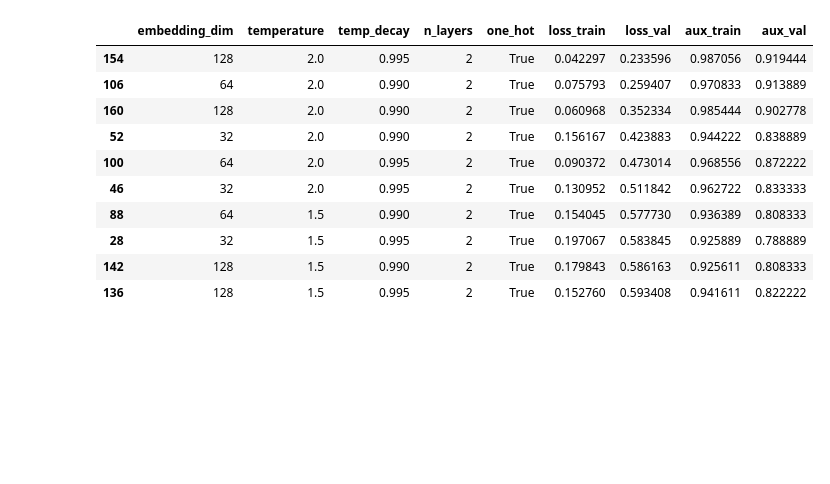
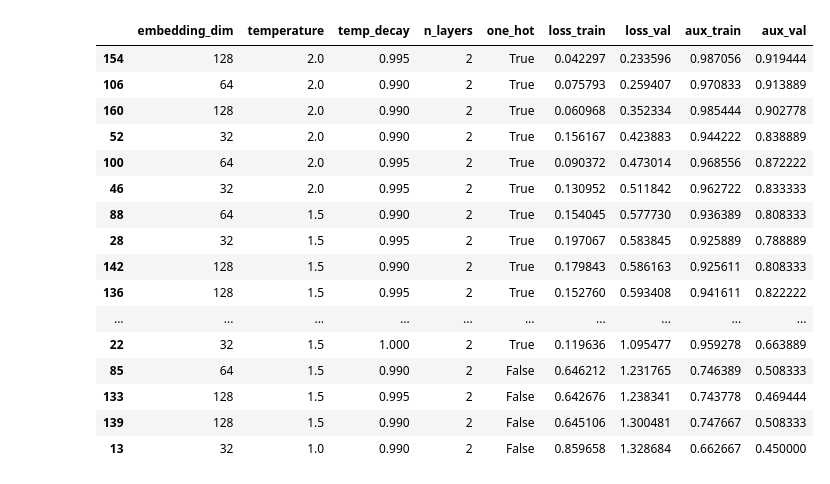
Before and after one commit to XeniaOhmer/summation_game, a Jupyter notebook: grid_search/analyze_grid_search.ipynb, the cells around one changed output. Cells and saved outputs as stored; diff of their text form; code cells hidden in the pictures; blank space fills up the shorter version.

```diff
--- a/grid_search/analyze_grid_search.ipynb
+++ b/grid_search/analyze_grid_search.ipynb
@@ -81,16 +92,24 @@ sorted_results[0:10]
 # %%
+# 20 runs with lowest validation losses (2 layers)
+
 sorted_results = results.sort_values("loss_val", ascending=True)
-sorted_results[sorted_results.n_layers==2][0:10]
+sorted_results[sorted_results.n_layers==2][0:20]
 # %% [output]
 |  | embedding_dim | temperature | temp_decay | n_layers | one_hot | loss_train | loss_val | aux_train | aux_val |
 | 154 | 128 | 2.0 | 0.995 | 2 | True | 0.042297 | 0.233596 | 0.987056 | 0.919444 |
 | 106 | 64 | 2.0 | 0.990 | 2 | True | 0.075793 | 0.259407 | 0.970833 | 0.913889 |
 | 160 | 128 | 2.0 | 0.990 | 2 | True | 0.060968 | 0.352334 | 0.985444 | 0.902778 |
 | 52 | 32 | 2.0 | 0.990 | 2 | True | 0.156167 | 0.423883 | 0.944222 | 0.838889 |
 | 100 | 64 | 2.0 | 0.995 | 2 | True | 0.090372 | 0.473014 | 0.968556 | 0.872222 |
 | 46 | 32 | 2.0 | 0.995 | 2 | True | 0.130952 | 0.511842 | 0.962722 | 0.833333 |
 | 88 | 64 | 1.5 | 0.990 | 2 | True | 0.154045 | 0.577730 | 0.936389 | 0.808333 |
 | 28 | 32 | 1.5 | 0.995 | 2 | True | 0.197067 | 0.583845 | 0.925889 | 0.788889 |
 | 142 | 128 | 1.5 | 0.990 | 2 | True | 0.179843 | 0.586163 | 0.925611 | 0.808333 |
 | 136 | 128 | 1.5 | 0.995 | 2 | True | 0.152760 | 0.593408 | 0.941611 | 0.822222 |
+| ... | ... | ... | ... | ... | ... | ... | ... | ... | ... |
+| 22 | 32 | 1.5 | 1.000 | 2 | True | 0.119636 | 1.095477 | 0.959278 | 0.663889 |
+| 85 | 64 | 1.5 | 0.990 | 2 | False | 0.646212 | 1.231765 | 0.746389 | 0.508333 |
+| 133 | 128 | 1.5 | 0.995 | 2 | False | 0.642676 | 1.238341 | 0.743778 | 0.469444 |
+| 139 | 128 | 1.5 | 0.990 | 2 | False | 0.645106 | 1.300481 | 0.747667 | 0.508333 |
+| 13 | 32 | 1.0 | 0.990 | 2 | False | 0.859658 | 1.328684 | 0.662667 | 0.450000 |
 # %%
```
Also changed, not shown: parts of 3 cells of this notebook, 1 other file.
